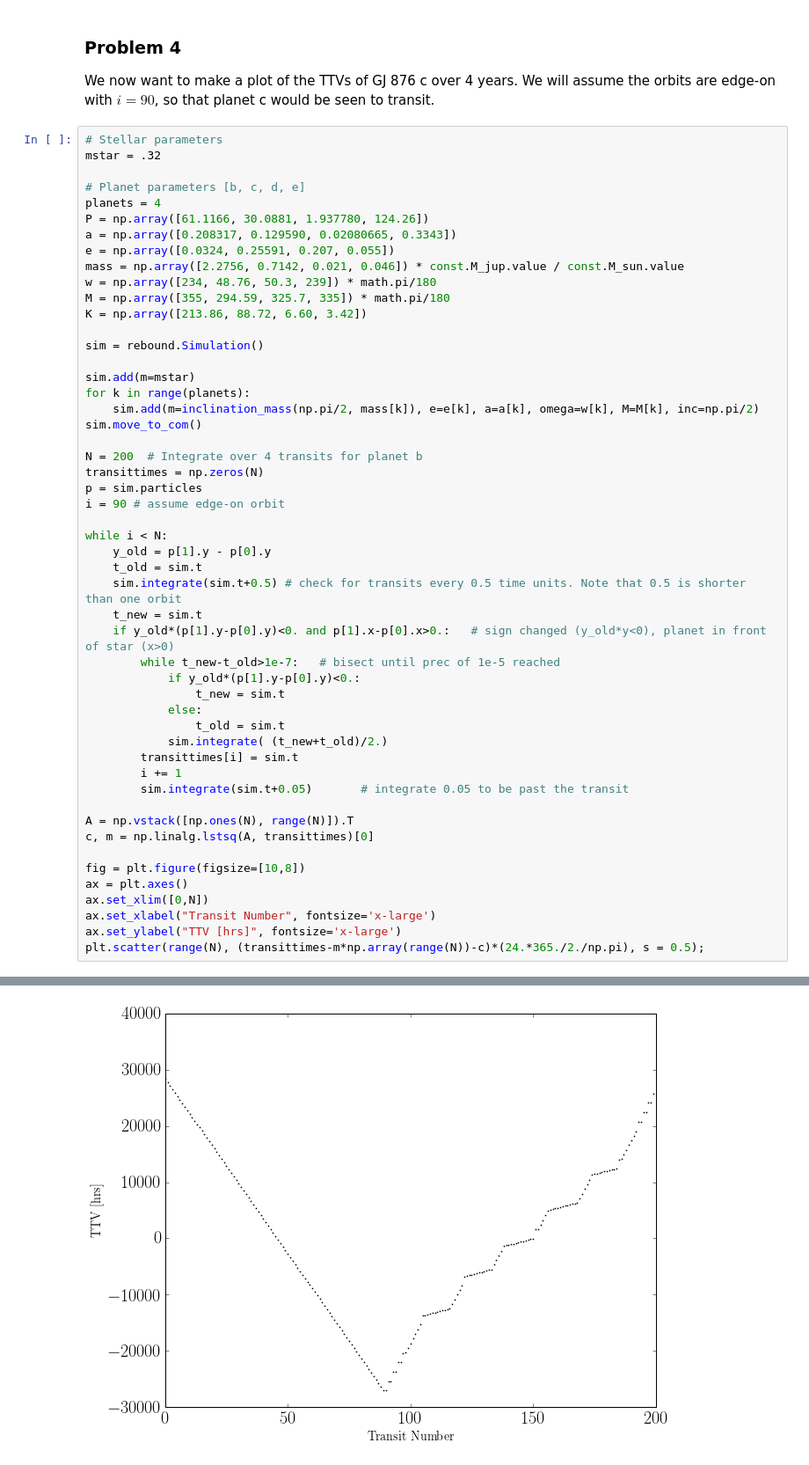
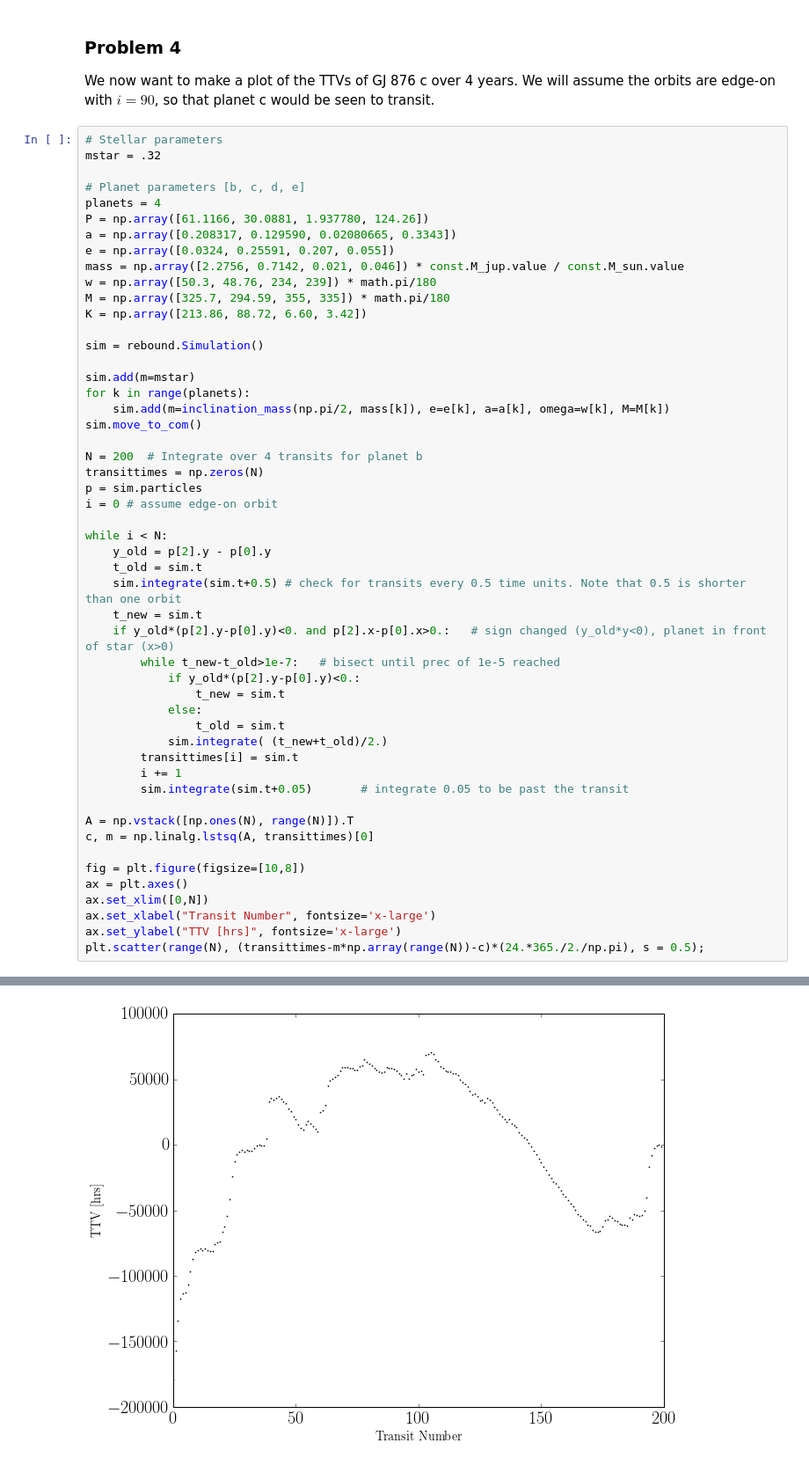
Before and after one commit to hdelgad9/astr597_exo, a Jupyter notebook: HW_3/transit_timing_variation_v4.ipynb, the cells around one changed output, grey strips where cells are left out. Shown at 88% size. Cells and saved outputs as stored; diff of their text form.

```diff
--- a/HW_3/transit_timing_variation_v4.ipynb
+++ b/HW_3/transit_timing_variation_v4.ipynb
@@ -501,47 +501,47 @@ P = np.array([61.1166, 30.0881, 1.937780, 124.26])
 a = np.array([0.208317, 0.129590, 0.02080665, 0.3343])
 e = np.array([0.0324, 0.25591, 0.207, 0.055])
 mass = np.array([2.2756, 0.7142, 0.021, 0.046]) * const.M_jup.value / const.M_sun.value
-w = np.array([234, 48.76, 50.3, 239]) * math.pi/180
-M = np.array([355, 294.59, 325.7, 335]) * math.pi/180
+w = np.array([50.3, 48.76, 234, 239]) * math.pi/180
+M = np.array([325.7, 294.59, 355, 335]) * math.pi/180
 K = np.array([213.86, 88.72, 6.60, 3.42])
 
 sim = rebound.Simulation()
 
 sim.add(m=mstar)
 for k in range(planets):
-    sim.add(m=inclination_mass(np.pi/2, mass[k]), e=e[k], a=a[k], omega=w[k], M=M[k], inc=np.pi/2)
+    sim.add(m=inclination_mass(np.pi/2, mass[k]), e=e[k], a=a[k], omega=w[k], M=M[k])
 sim.move_to_com()
 
 N = 200  # Integrate over 4 transits for planet b
 transittimes = np.zeros(N)
 p = sim.particles
-i = 90 # assume edge-on orbit
+i = 0 # assume edge-on orbit
 
 while i < N:
-    y_old = p[1].y - p[0].y
+    y_old = p[2].y - p[0].y
     t_old = sim.t
     sim.integrate(sim.t+0.5) # check for transits every 0.5 time units. Note that 0.5 is shorter than one orbit
     t_new = sim.t
-    if y_old*(p[1].y-p[0].y)<0. and p[1].x-p[0].x>0.:   # sign changed (y_old*y<0), planet in front of star (x>0)
+    if y_old*(p[2].y-p[0].y)<0. and p[2].x-p[0].x>0.:   # sign changed (y_old*y<0), planet in front of star (x>0)
         while t_new-t_old>1e-7:   # bisect until prec of 1e-5 reached
-            if y_old*(p[1].y-p[0].y)<0.:
+            if y_old*(p[2].y-p[0].y)<0.:
                 t_new = sim.t
             else:
                 t_old = sim.t
             sim.integrate( (t_new+t_old)/2.)
         transittimes[i] = sim.t
         i += 1
         sim.integrate(sim.t+0.05)       # integrate 0.05 to be past the transit
 
 A = np.vstack([np.ones(N), range(N)]).T
 c, m = np.linalg.lstsq(A, transittimes)[0]
 
 fig = plt.figure(figsize=[10,8])
 ax = plt.axes()
 ax.set_xlim([0,N])
 ax.set_xlabel("Transit Number", fontsize='x-large')
 ax.set_ylabel("TTV [hrs]", fontsize='x-large')
 plt.scatter(range(N), (transittimes-m*np.array(range(N))-c)*(24.*365./2./np.pi), s = 0.5);
 # %% [output]
 To use the future default and silence this warning we advise to pass `rcond=None`, to keep using the old, explicitly pass `rcond=-1`.
-[figure, old version]
+[figure, new version]
```
Also changed, not shown: parts of 4 cells of this notebook.
